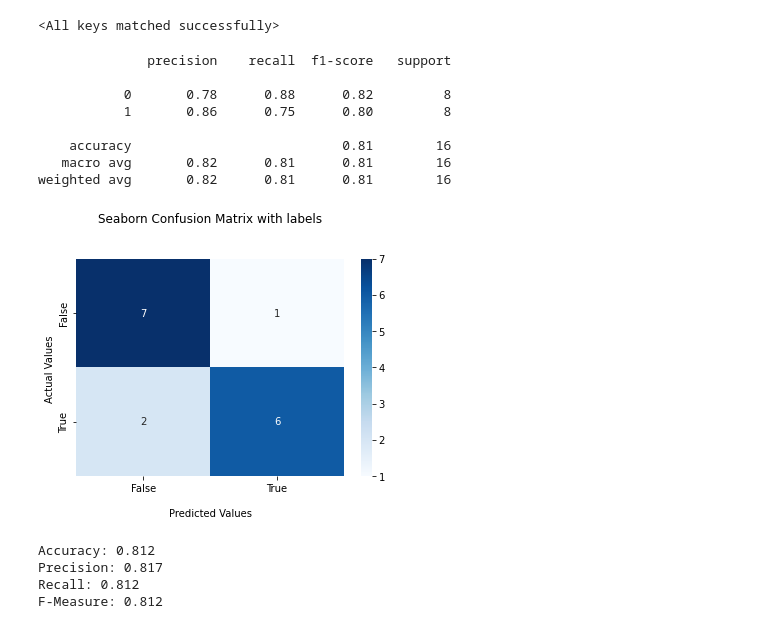
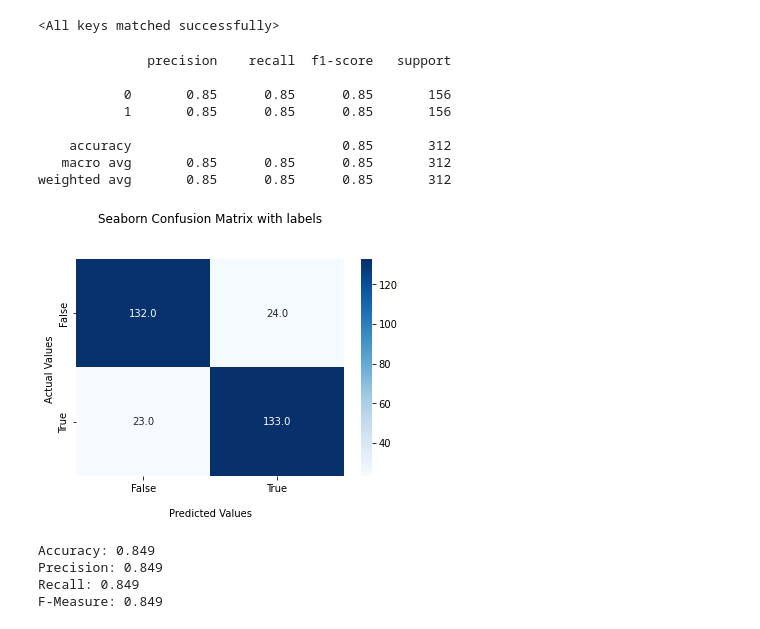
Before and after one commit to TalhaOmi/-bengali-fake-news-using-bangla-bert-base, a Jupyter notebook: (Main)_bengali_fake_news_using_bangla_bert_base.ipynb, the cells around one changed output. Drawn from its saved outputs; the diff is of its cells as text; code cells hidden in the pictures.

```diff
--- a/(Main)_bengali_fake_news_using_bangla_bert_base.ipynb
+++ b/(Main)_bengali_fake_news_using_bangla_bert_base.ipynb
@@ -75,8 +65,8 @@ class NewsDatasets(Dataset):
         value = self.data.iloc[idx]
         return value['head']+"[SEP]"+value['con'] , value['label']
 # %%
-auth = pd.read_csv("/content/drive/MyDrive/Colab Notebooks/Dataset/For Sentiment/Division /40%/auth_set_1.csv",encoding='UTF-8')
-fake = pd.read_csv("/content/drive/MyDrive/Colab Notebooks/Dataset/For Sentiment/Division /40%/fake_set_1.csv",encoding='UTF-8')
+auth = pd.read_csv("/content/drive/MyDrive/Colab Notebooks/Dataset/For Sentiment/Division /60%/model_testing_auth.csv",encoding='UTF-8')
+fake = pd.read_csv("/content/drive/MyDrive/Colab Notebooks/Dataset/For Sentiment/Division /60%/model_testing_fake.csv",encoding='UTF-8')
 
 
 print(len(auth))
@@ -427,7 +413,7 @@ plt.legend(frameon=False)
 # Testing
 To test this model, the left 15% data was used.
 # %%
-model.load_state_dict(torch.load("/content/drive/MyDrive/Colab Notebooks/Dataset/news_model1.pth", map_location = device))
+model.load_state_dict(torch.load("/content/drive/MyDrive/Colab Notebooks/Dataset/news_main_model1.pth", map_location = device))
 # %% [output]
 <All keys matched successfully>
 # %%
@@ -458,31 +444,31 @@ print(classification_report(all_labels, all_preds))
 # %% [output]
               precision    recall  f1-score   support
 
-           0       0.78      0.88      0.82         8
-           1       0.86      0.75      0.80         8
+           0       0.85      0.85      0.85       156
+           1       0.85      0.85      0.85       156
 
-    accuracy                           0.81        16
-   macro avg       0.82      0.81      0.81        16
-weighted avg       0.82      0.81      0.81        16
+    accuracy                           0.85       312
+   macro avg       0.85      0.85      0.85       312
+weighted avg       0.85      0.85      0.85       312
 # %%
 cf_matrix = confusion_matrix(all_labels, all_preds)
 # %%
 import seaborn as sns
 
-ax = sns.heatmap(cf_matrix, annot=True, cmap='Blues')
+ax = sns.heatmap(cf_matrix, annot=True, cmap='Blues', fmt=".1f")
 
 ax.set_title('Seaborn Confusion Matrix with labels\n\n');
 ax.set_xlabel('\nPredicted Values')
 ax.set_ylabel('Actual Values ');
 
 ## Ticket labels - List must be in alphabetical order
 ax.xaxis.set_ticklabels(['False','True'])
 ax.yaxis.set_ticklabels(['False','True'])
 
 ## Display the visualization of the Confusion Matrix.
 plt.show()
 # %% [output]
-[figure, old version]
+[figure, new version]
 # %%
 from sklearn.metrics import precision_score,recall_score,f1_score,accuracy_score
 test_accuracy1 = accuracy_score(all_labels, all_preds)
@@ -494,7 +480,7 @@ print('Recall: %.3f' % recall)
 score = f1_score(all_labels, all_preds, average='macro')
 print('F-Measure: %.3f' % score)
 # %% [output]
-Accuracy: 0.812
-Precision: 0.817
-Recall: 0.812
-F-Measure: 0.812
+Accuracy: 0.849
+Precision: 0.849
+Recall: 0.849
+F-Measure: 0.849
```
Also changed, not shown: parts of 473 cells of this notebook.
